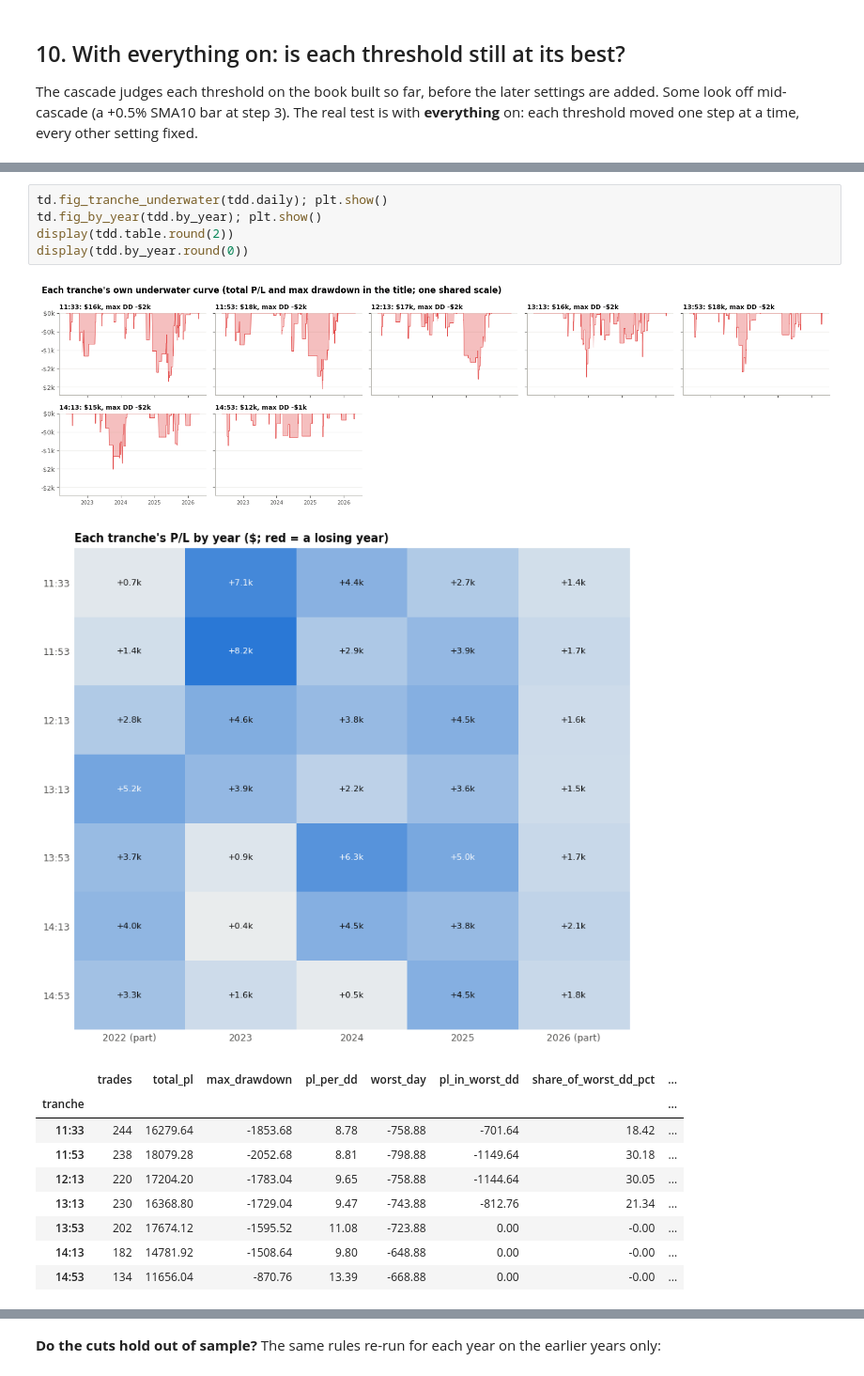
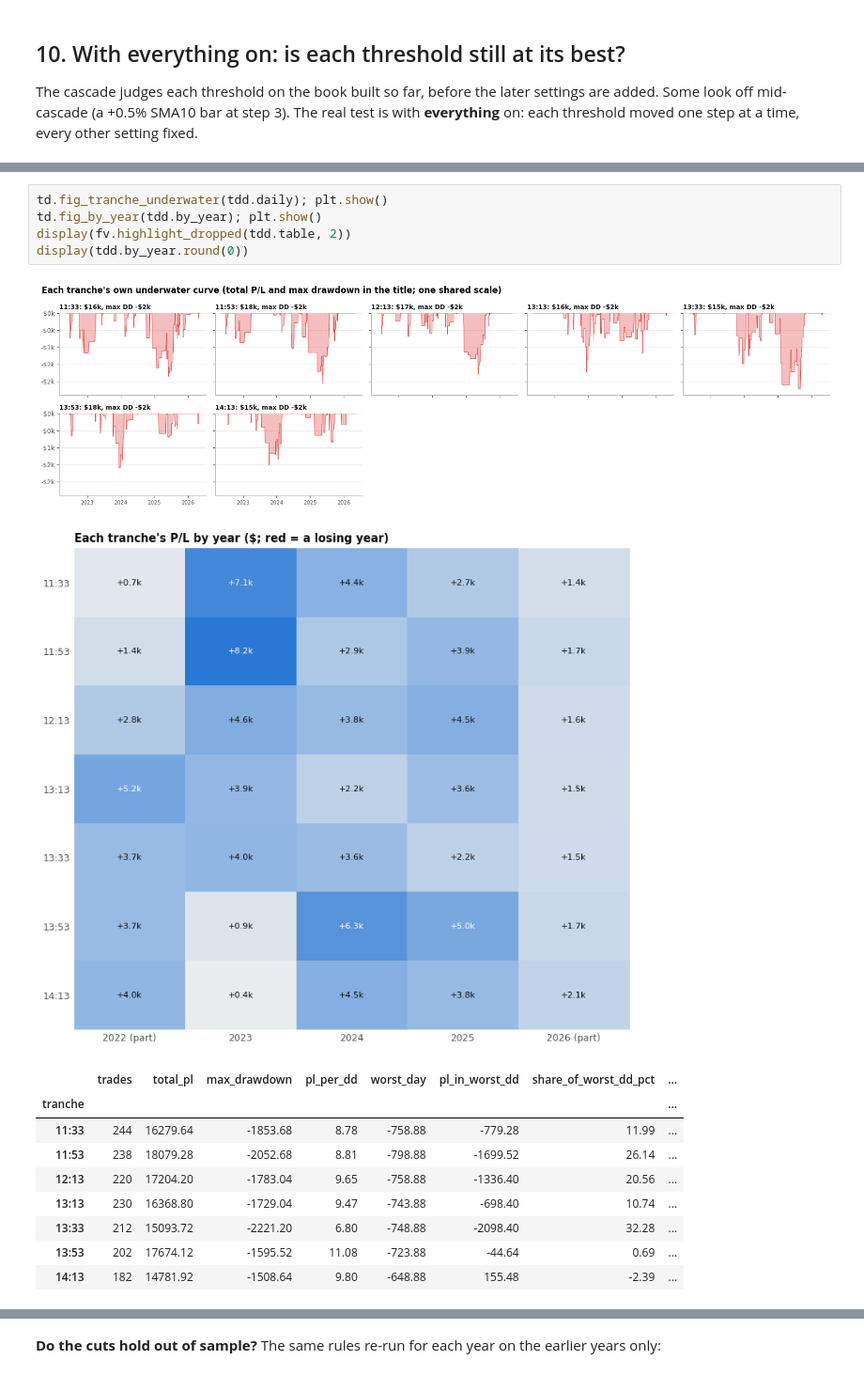
Before and after one commit to adam-masri24/ic-strat-notebooks, a Jupyter notebook: strategies/ic_strat/notebooks/ic_analysis.ipynb, the cells around one changed output, grey strips where cells are left out. Shown at 94% size. Saved outputs shown, nothing was run; the diff lists cells and outputs as text.

Commit message:
13:33 in place of 14:53; VIX1D ranking fix; swap highlighted

```diff
--- a/strategies/ic_strat/notebooks/ic_analysis.ipynb
+++ b/strategies/ic_strat/notebooks/ic_analysis.ipynb
@@ -1405,20 +1405,20 @@ Each tranche's own drawdown, on one scale, and its P/L year by year:
 # %%
 td.fig_tranche_underwater(tdd.daily); plt.show()
 td.fig_by_year(tdd.by_year); plt.show()
-display(tdd.table.round(2))
+display(fv.highlight_dropped(tdd.table, 2))
 display(tdd.by_year.round(0))
 # %% [output]
-[figure, old version]
+[figure, new version]
-[figure, old version]
+[figure, new version]
 |  | trades | total_pl | max_drawdown | pl_per_dd | worst_day | pl_in_worst_dd | share_of_worst_dd_pct | ... |
 | tranche |  |  |  |  |  |  |  | ... |
-| 11:33 | 244 | 16279.64 | -1853.68 | 8.78 | -758.88 | -701.64 | 18.42 | ... |
-| 11:53 | 238 | 18079.28 | -2052.68 | 8.81 | -798.88 | -1149.64 | 30.18 | ... |
-| 12:13 | 220 | 17204.20 | -1783.04 | 9.65 | -758.88 | -1144.64 | 30.05 | ... |
-| 13:13 | 230 | 16368.80 | -1729.04 | 9.47 | -743.88 | -812.76 | 21.34 | ... |
-| 13:53 | 202 | 17674.12 | -1595.52 | 11.08 | -723.88 | 0.00 | -0.00 | ... |
-| 14:13 | 182 | 14781.92 | -1508.64 | 9.80 | -648.88 | 0.00 | -0.00 | ... |
-| 14:53 | 134 | 11656.04 | -870.76 | 13.39 | -668.88 | 0.00 | -0.00 | ... |
+| 11:33 | 244 | 16279.64 | -1853.68 | 8.78 | -758.88 | -779.28 | 11.99 | ... |
+| 11:53 | 238 | 18079.28 | -2052.68 | 8.81 | -798.88 | -1699.52 | 26.14 | ... |
+| 12:13 | 220 | 17204.20 | -1783.04 | 9.65 | -758.88 | -1336.40 | 20.56 | ... |
+| 13:13 | 230 | 16368.80 | -1729.04 | 9.47 | -743.88 | -698.40 | 10.74 | ... |
+| 13:33 | 212 | 15093.72 | -2221.20 | 6.80 | -748.88 | -2098.40 | 32.28 | ... |
+| 13:53 | 202 | 17674.12 | -1595.52 | 11.08 | -723.88 | -44.64 | 0.69 | ... |
+| 14:13 | 182 | 14781.92 | -1508.64 | 9.80 | -648.88 | 155.48 | -2.39 | ... |
 |  | 2022 | 2023 | 2024 | 2025 | 2026 | losing_years |
 | tranche |  |  |  |  |  |  |
 | 11:33 | 721.0 | 7093.0 | 4362.0 | 2741.0 | 1363.0 | 0 |
```
Also changed, not shown: parts of 66 cells of this notebook, 33 other files.
